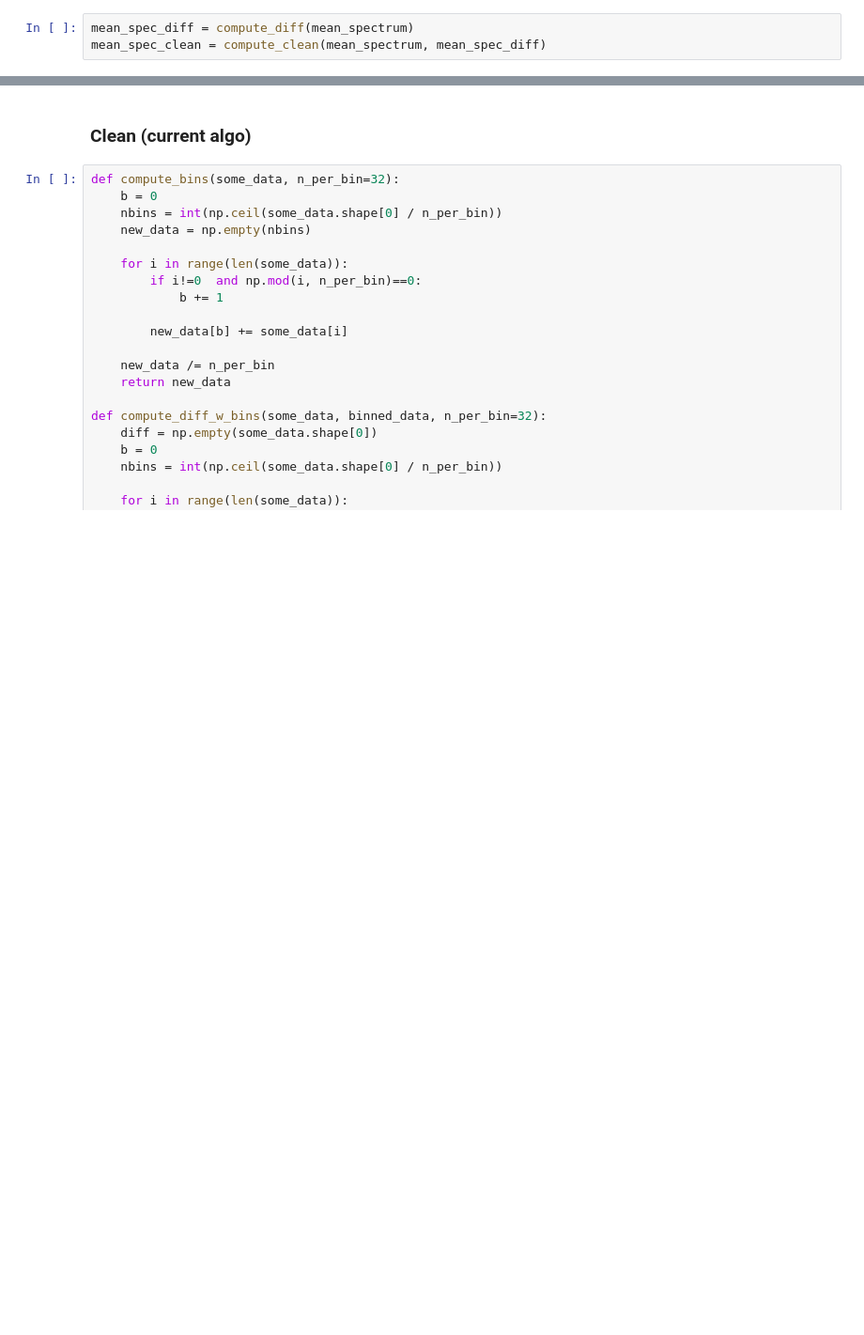
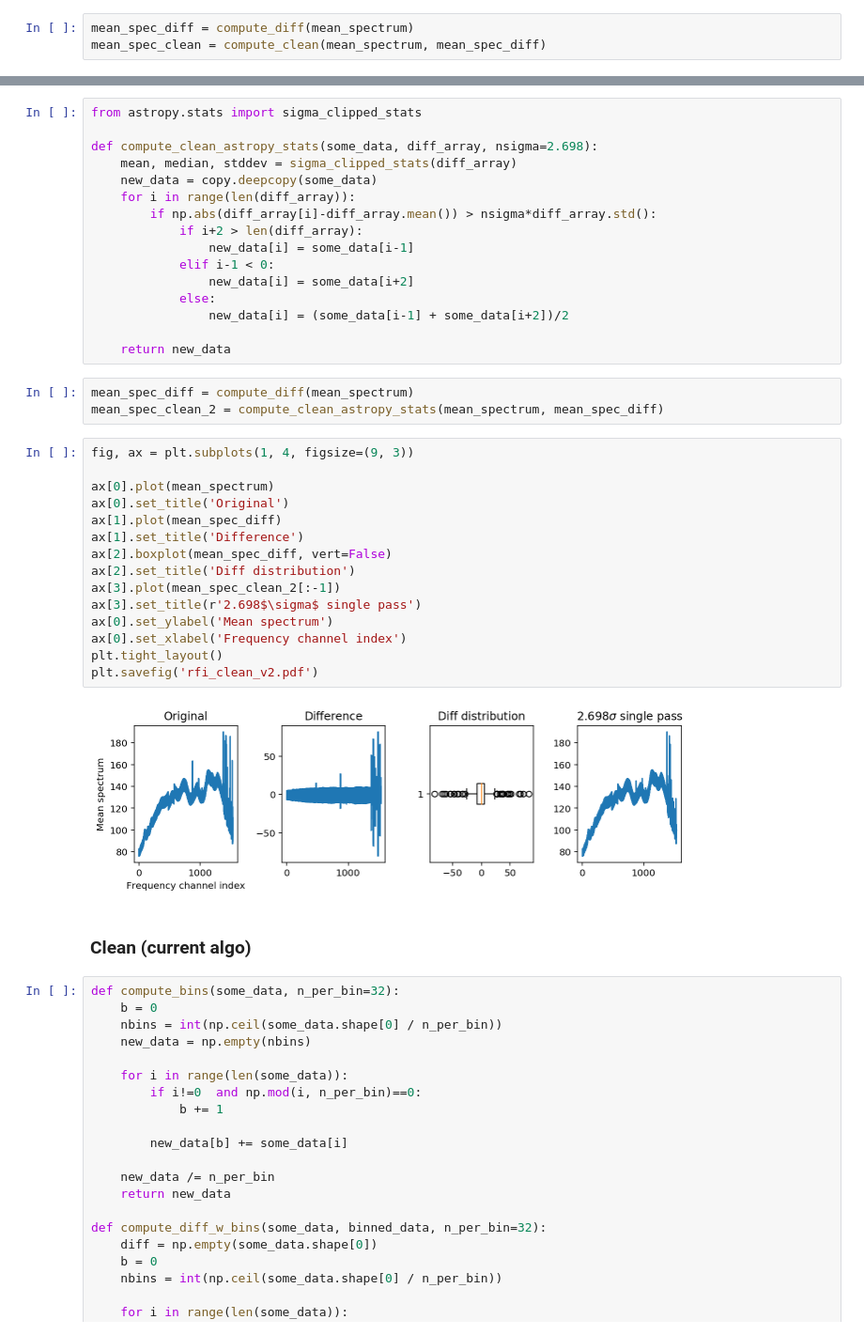
Before and after one commit to macrocosme/research_documentation, a Jupyter notebook: research_documentation/notebooks/Design rfim frequency v2.ipynb, the cells around one changed output, grey strips where cells are left out. Shown at 94% size. Drawn from its saved outputs; the diff is of its cells as text; blank space fills up the shorter version.

```diff
--- a/research_documentation/notebooks/Design rfim frequency v2.ipynb
+++ b/research_documentation/notebooks/Design rfim frequency v2.ipynb
@@ -94,3 +94,39 @@ plt.savefig('rfi_clean_v2.pdf')
+# %%
+from astropy.stats import sigma_clipped_stats
+
+def compute_clean_astropy_stats(some_data, diff_array, nsigma=2.698):
+    mean, median, stddev = sigma_clipped_stats(diff_array)
+    new_data = copy.deepcopy(some_data)
+    for i in range(len(diff_array)):
+        if np.abs(diff_array[i]-diff_array.mean()) > nsigma*diff_array.std():
+            if i+2 > len(diff_array):
+                new_data[i] = some_data[i-1]
+            elif i-1 < 0:
+                new_data[i] = some_data[i+2]
+            else:
+                new_data[i] = (some_data[i-1] + some_data[i+2])/2
+
+    return new_data
+# %%
+mean_spec_diff = compute_diff(mean_spectrum)
+mean_spec_clean_2 = compute_clean_astropy_stats(mean_spectrum, mean_spec_diff)
+# %%
+fig, ax = plt.subplots(1, 4, figsize=(9, 3))
+
+ax[0].plot(mean_spectrum)
+ax[0].set_title('Original')
+ax[1].plot(mean_spec_diff)
+ax[1].set_title('Difference')
+ax[2].boxplot(mean_spec_diff, vert=False)
+ax[2].set_title('Diff distribution')
+ax[3].plot(mean_spec_clean_2[:-1])
+ax[3].set_title(r'2.698$\sigma$ single pass')
+ax[0].set_ylabel('Mean spectrum')
+ax[0].set_xlabel('Frequency channel index')
+plt.tight_layout()
+plt.savefig('rfi_clean_v2.pdf')
+# %% [output]
+[figure, added]
 # %% [markdown]
 ### Clean (current algo)
 # %%
```
Also changed, not shown: parts of 11 cells of this notebook, 4 other files.
